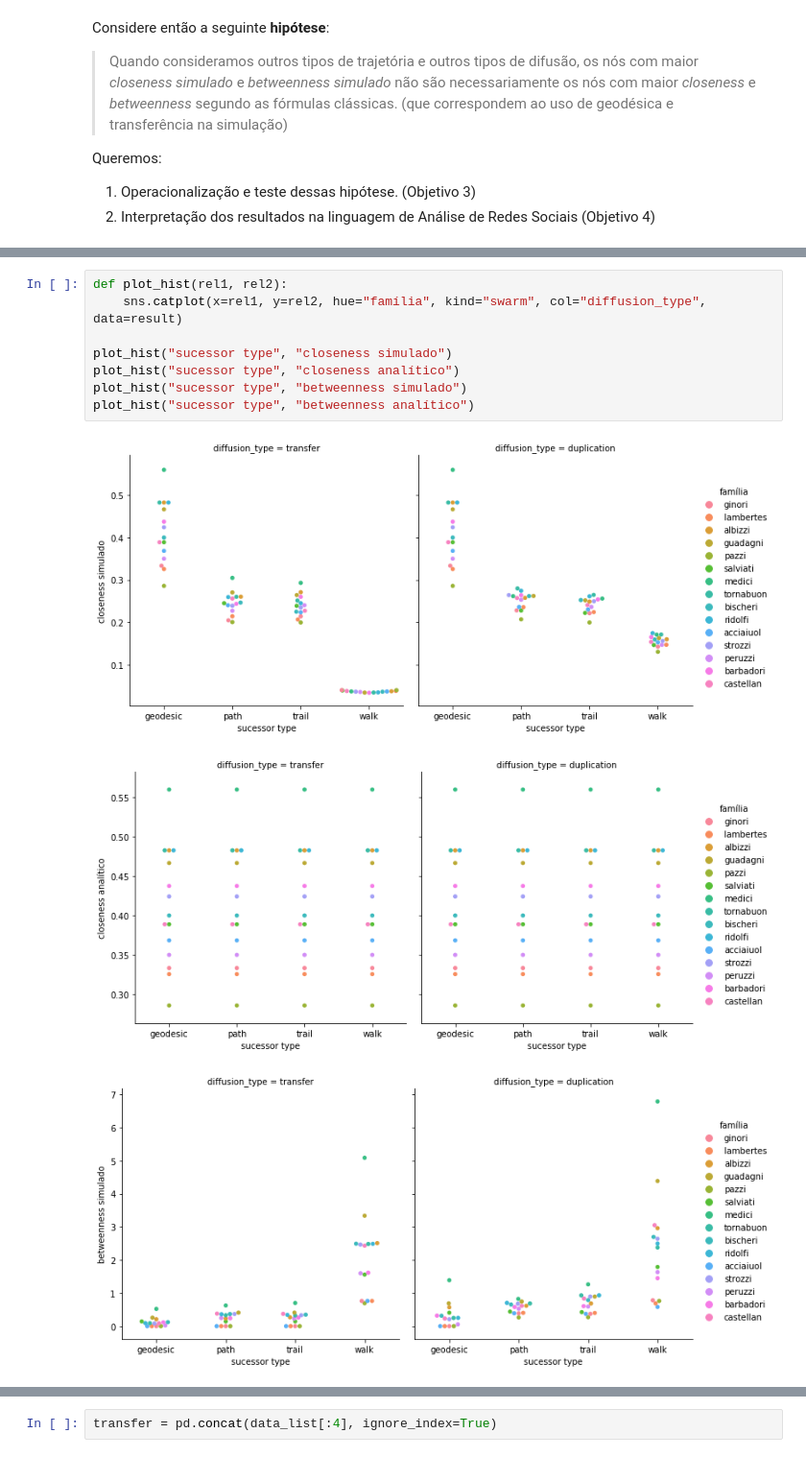
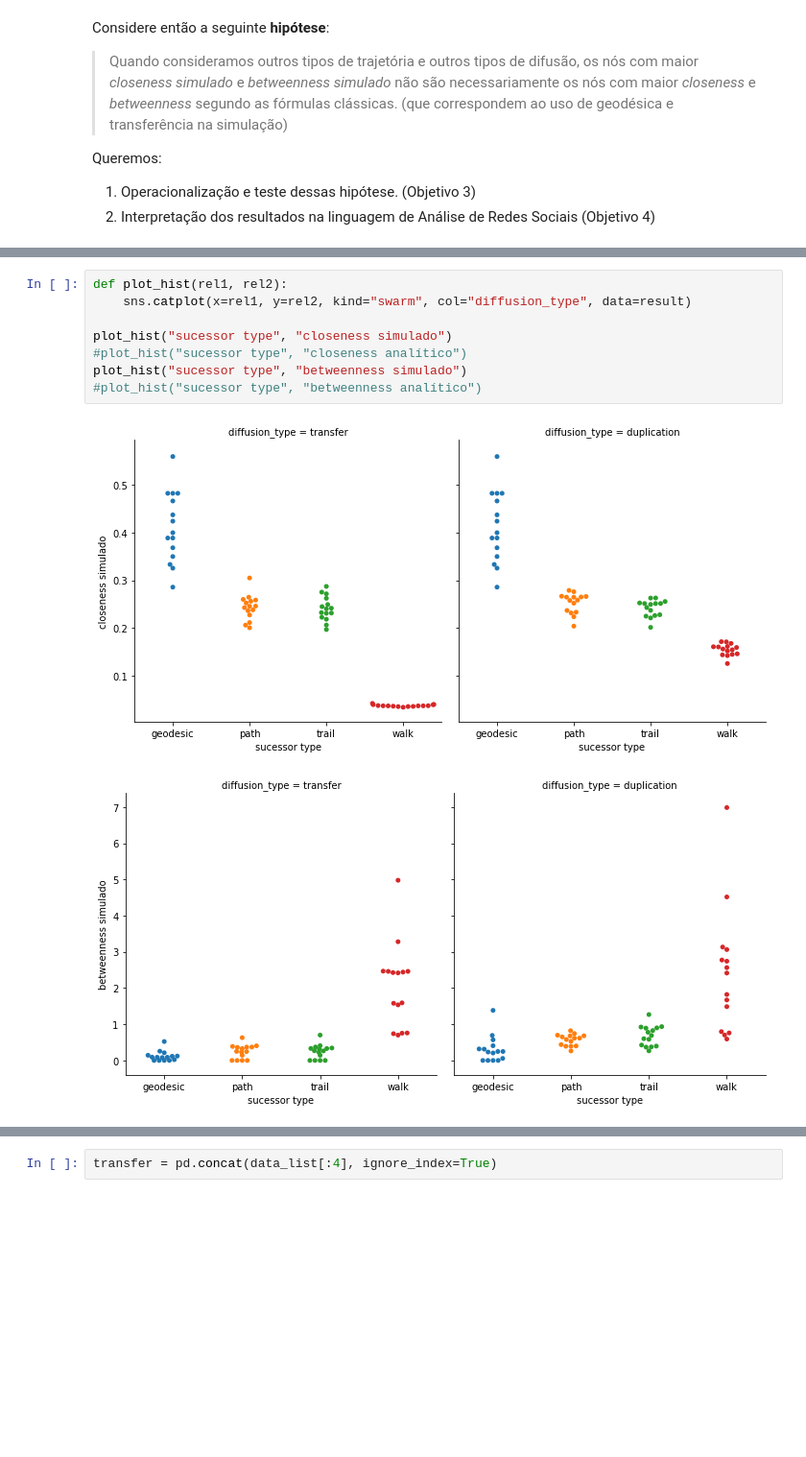
Before and after one commit to martimfj/redesoc-2018, a Jupyter notebook: Encontro13/Encontro13.ipynb, the cells around one changed output, grey strips where cells are left out. Shown at 96% size. Saved outputs shown, nothing was run; the diff lists cells and outputs as text; blank space fills up the shorter version.

```diff
--- a/Encontro13/Encontro13.ipynb
+++ b/Encontro13/Encontro13.ipynb
@@ -345,12 +368,11 @@ result
 # %%
 def plot_hist(rel1, rel2):
-    sns.catplot(x=rel1, y=rel2, hue="família", kind="swarm", col="diffusion_type", data=result)
+    sns.catplot(x=rel1, y=rel2, kind="swarm", col="diffusion_type", data=result)
 
 plot_hist("sucessor type", "closeness simulado")
-plot_hist("sucessor type", "closeness analítico")
+#plot_hist("sucessor type", "closeness analítico")
 plot_hist("sucessor type", "betweenness simulado")
-plot_hist("sucessor type", "betweenness analítico")
+#plot_hist("sucessor type", "betweenness analítico")
 # %% [output]
-[figure, old version]
+[figure, new version]
-[figure, old version]
+[figure, new version]
-[figure, removed]
```
Also changed, not shown: parts of 20 cells of this notebook, 8 other files.
